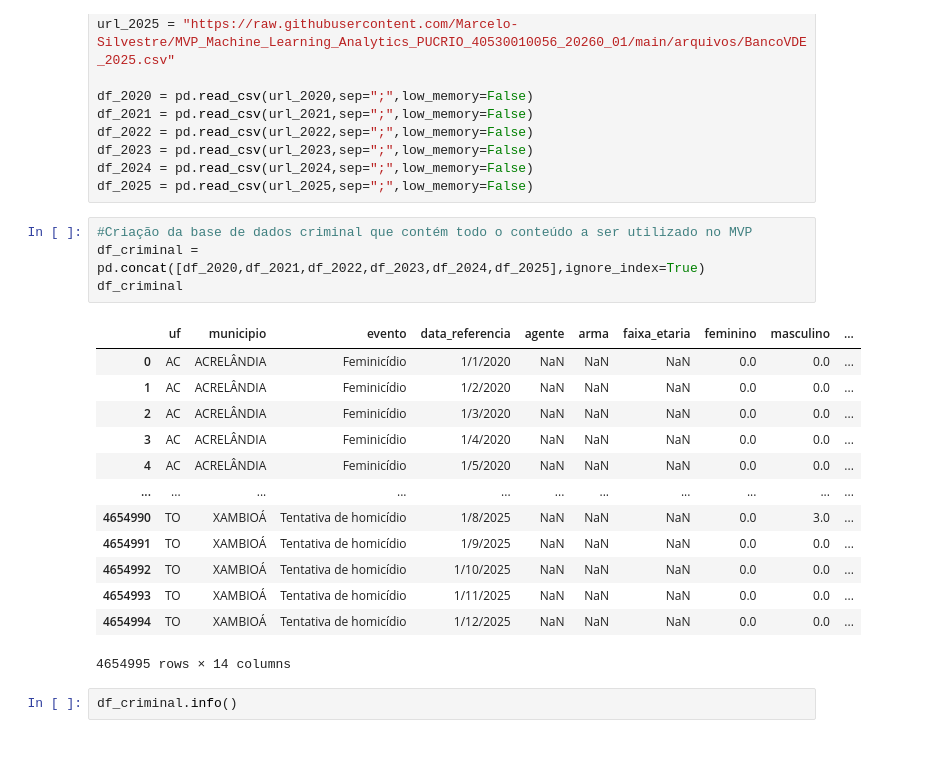
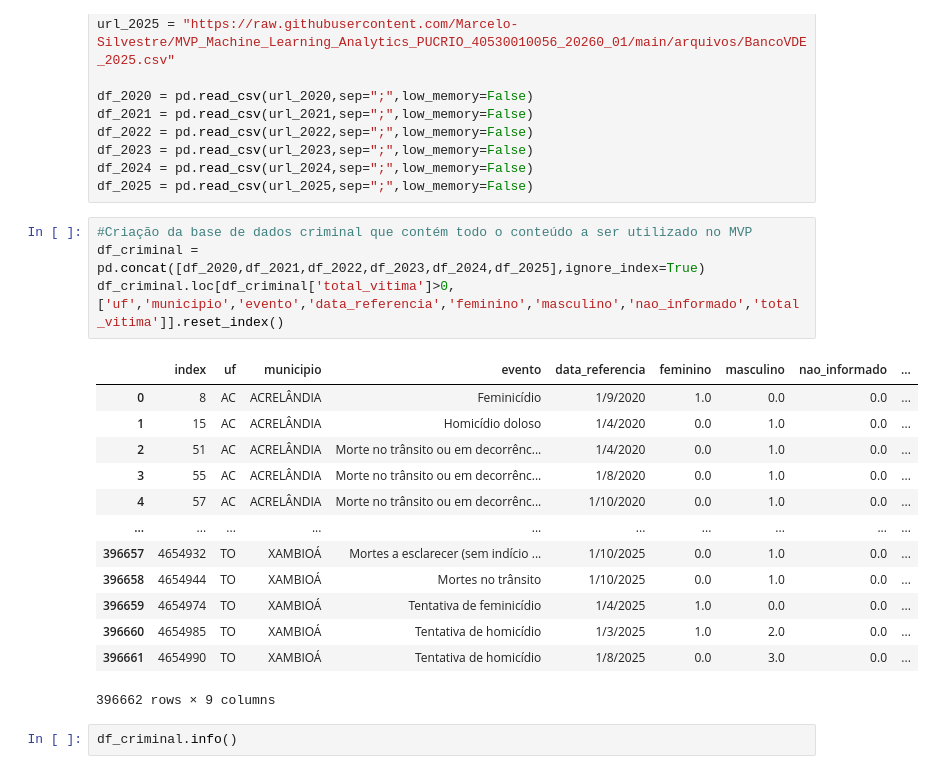
Before and after one commit to Marcelo-Silvestre/MVP_Machine_Learning_Analytics_PUCRIO_40530010056_20260_01, a Jupyter notebook: Notebooks/MVP_Machine_Learning_Previsao_Ocorrencias_Criminais-1.ipynb, the cells around one changed output. Cells and saved outputs as stored; diff of their text form.

```diff
--- a/Notebooks/MVP_Machine_Learning_Previsao_Ocorrencias_Criminais-1.ipynb
+++ b/Notebooks/MVP_Machine_Learning_Previsao_Ocorrencias_Criminais-1.ipynb
@@ -26,21 +26,21 @@ df_2025 = pd.read_csv(url_2025,sep=";",low_memory=False)
 # %%
 #Criação da base de dados criminal que contém todo o conteúdo a ser utilizado no MVP
 df_criminal = pd.concat([df_2020,df_2021,df_2022,df_2023,df_2024,df_2025],ignore_index=True)
-df_criminal
+df_criminal.loc[df_criminal['total_vitima']>0,['uf','municipio','evento','data_referencia','feminino','masculino','nao_informado','total_vitima']].reset_index()
 # %% [output]
-|  | uf | municipio | evento | data_referencia | agente | arma | faixa_etaria | feminino | masculino | ... |
-| 0 | AC | ACRELÂNDIA | Feminicídio | 1/1/2020 | NaN | NaN | NaN | 0.0 | 0.0 | ... |
-| 1 | AC | ACRELÂNDIA | Feminicídio | 1/2/2020 | NaN | NaN | NaN | 0.0 | 0.0 | ... |
-| 2 | AC | ACRELÂNDIA | Feminicídio | 1/3/2020 | NaN | NaN | NaN | 0.0 | 0.0 | ... |
-| 3 | AC | ACRELÂNDIA | Feminicídio | 1/4/2020 | NaN | NaN | NaN | 0.0 | 0.0 | ... |
-| 4 | AC | ACRELÂNDIA | Feminicídio | 1/5/2020 | NaN | NaN | NaN | 0.0 | 0.0 | ... |
-| ... | ... | ... | ... | ... | ... | ... | ... | ... | ... | ... |
-| 4654990 | TO | XAMBIOÁ | Tentativa de homicídio | 1/8/2025 | NaN | NaN | NaN | 0.0 | 3.0 | ... |
-| 4654991 | TO | XAMBIOÁ | Tentativa de homicídio | 1/9/2025 | NaN | NaN | NaN | 0.0 | 0.0 | ... |
-| 4654992 | TO | XAMBIOÁ | Tentativa de homicídio | 1/10/2025 | NaN | NaN | NaN | 0.0 | 0.0 | ... |
-| 4654993 | TO | XAMBIOÁ | Tentativa de homicídio | 1/11/2025 | NaN | NaN | NaN | 0.0 | 0.0 | ... |
-| 4654994 | TO | XAMBIOÁ | Tentativa de homicídio | 1/12/2025 | NaN | NaN | NaN | 0.0 | 0.0 | ... |
+|  | index | uf | municipio | evento | data_referencia | feminino | masculino | nao_informado | ... |
+| 0 | 8 | AC | ACRELÂNDIA | Feminicídio | 1/9/2020 | 1.0 | 0.0 | 0.0 | ... |
+| 1 | 15 | AC | ACRELÂNDIA | Homicídio doloso | 1/4/2020 | 0.0 | 1.0 | 0.0 | ... |
+| 2 | 51 | AC | ACRELÂNDIA | Morte no trânsito ou em decorrênc... | 1/4/2020 | 0.0 | 1.0 | 0.0 | ... |
+| 3 | 55 | AC | ACRELÂNDIA | Morte no trânsito ou em decorrênc... | 1/8/2020 | 0.0 | 1.0 | 0.0 | ... |
+| 4 | 57 | AC | ACRELÂNDIA | Morte no trânsito ou em decorrênc... | 1/10/2020 | 0.0 | 1.0 | 0.0 | ... |
+| ... | ... | ... | ... | ... | ... | ... | ... | ... | ... |
+| 396657 | 4654932 | TO | XAMBIOÁ | Mortes a esclarecer (sem indício ... | 1/10/2025 | 0.0 | 1.0 | 0.0 | ... |
+| 396658 | 4654944 | TO | XAMBIOÁ | Mortes no trânsito | 1/10/2025 | 0.0 | 1.0 | 0.0 | ... |
+| 396659 | 4654974 | TO | XAMBIOÁ | Tentativa de feminicídio | 1/4/2025 | 1.0 | 0.0 | 0.0 | ... |
+| 396660 | 4654985 | TO | XAMBIOÁ | Tentativa de homicídio | 1/3/2025 | 1.0 | 2.0 | 0.0 | ... |
+| 396661 | 4654990 | TO | XAMBIOÁ | Tentativa de homicídio | 1/8/2025 | 0.0 | 3.0 | 0.0 | ... |
-4654995 rows × 14 columns
+396662 rows × 9 columns
 # %%
 df_criminal.info()
 # %% [output]
```
